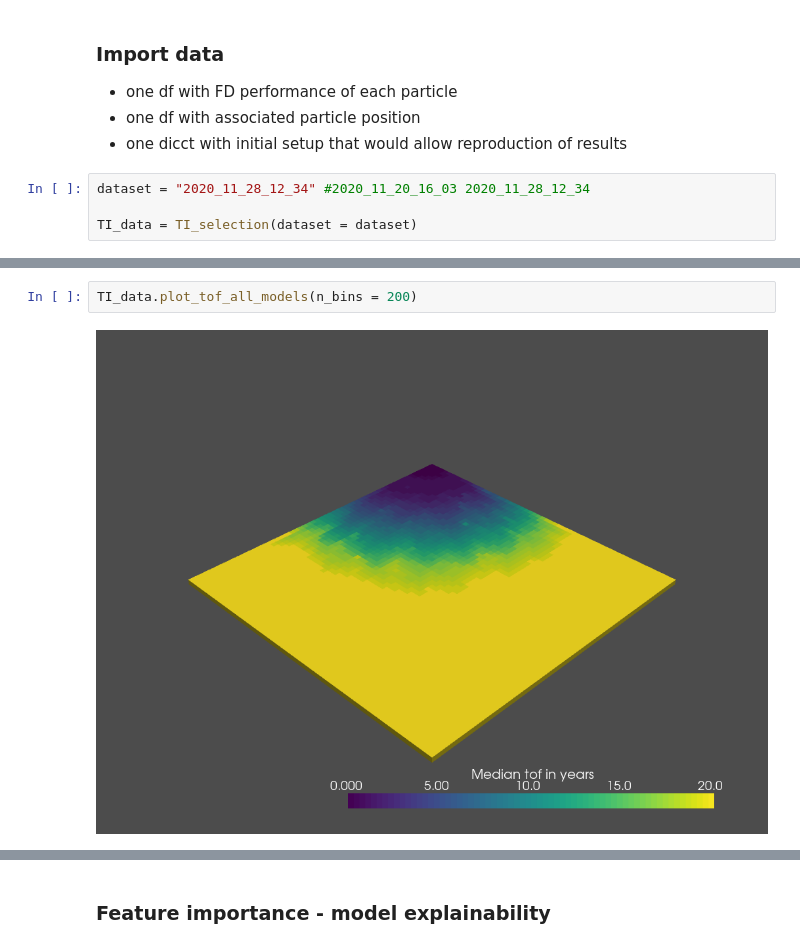
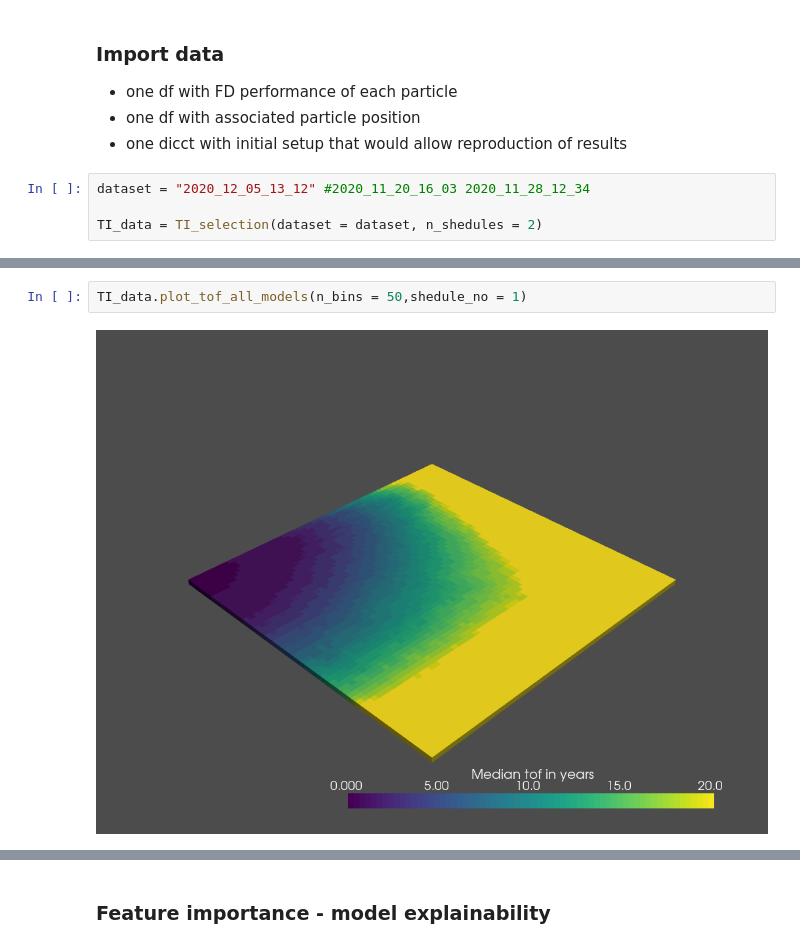
Before and after one commit to BastianSteffens/ABRM_functions, a Jupyter notebook: notebooks/TI_selection.ipynb, the cells around one changed output, grey strips where cells are left out. Drawn from its saved outputs; the diff is of its cells as text.

```diff
--- a/notebooks/TI_selection.ipynb
+++ b/notebooks/TI_selection.ipynb
@@ -22,6 +22,6 @@ pio.renderers.default = "notebook"
 - one df with associated particle position
 - one dicct with initial setup that would allow reproduction of results
 # %%
-dataset = "2020_11_28_12_34" #2020_11_20_16_03 2020_11_28_12_34
+dataset = "2020_12_05_13_12" #2020_11_20_16_03 2020_11_28_12_34
 
-TI_data = TI_selection(dataset = dataset)
+TI_data = TI_selection(dataset = dataset, n_shedules = 2)
@@ -93,4 +40,4 @@ TI_data.plot_tof_entropy(max_tof_bin = 30,n_bins = 30)
 # %%
-TI_data.plot_tof_all_models(n_bins = 200)
+TI_data.plot_tof_all_models(n_bins = 50,shedule_no = 1)
 # %% [output]
-[figure, old version]
+[figure, new version]
```
Also changed, not shown: parts of 22 cells of this notebook, 6 other files.
